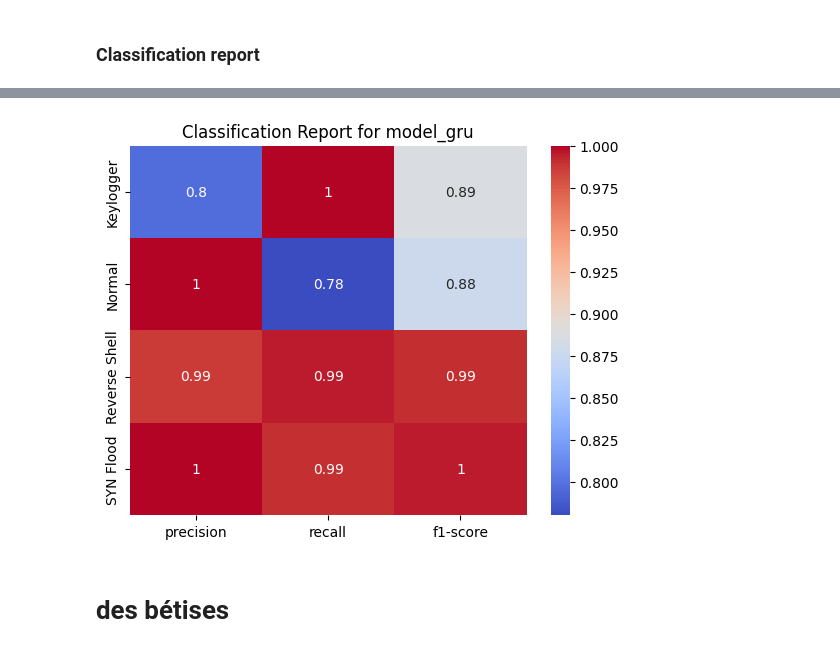
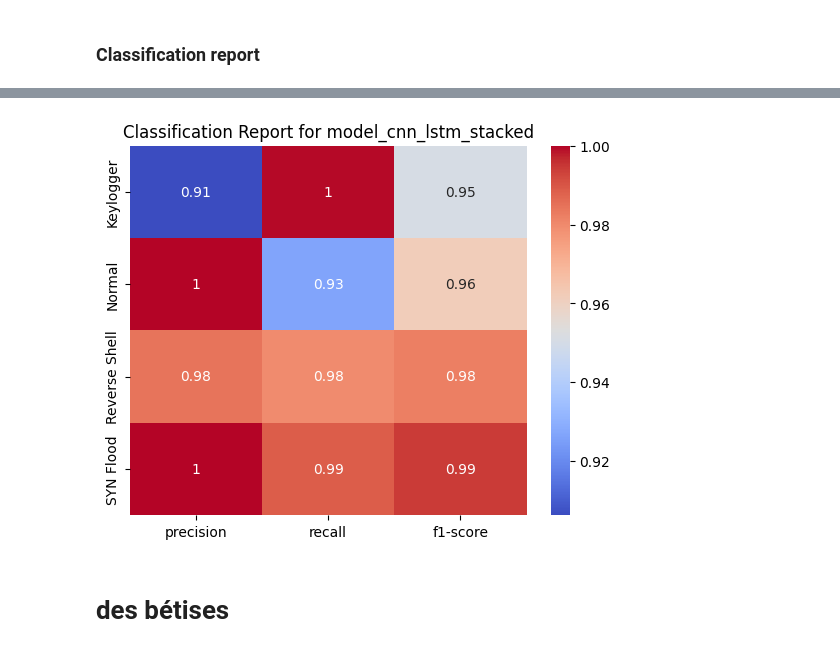
Before and after one commit to Enzo-hmdy/Secu_IOT_UQAC2, a Jupyter notebook: cleaning.ipynb, the cells around one changed output, grey strips where cells are left out. Saved outputs shown, nothing was run; the diff lists cells and outputs as text; code cells hidden in the pictures.

```diff
--- a/cleaning.ipynb
+++ b/cleaning.ipynb
@@ -1329,11 +1333,18 @@ plot_confusion_matrix(model_gru,test_data,test_labels,"model_gru")
 [figure]
 # %% [markdown]
 ### Classification report
+# %%
+# load model keras
+from tensorflow.keras.models import load_model
+
+
+model = load_model('models/actual/model_cnn_lstm_stacked.h5')
 # %%
 # plot_classification_report(model_cnn,test_data,test_labels,label_encoder.classes_,"cnn")
 # plot_classification_report(simple_lstm_model,test_data,test_labels,label_encoder.classes_,"simple_lstm_model")
 # plot_classification_report(model_stacked_lstm_dropout,test_data,test_labels,label_encoder.classes_,"model_stacked_lstm")
-plot_classification_report(model_gru,test_data,test_labels,label_encoder.classes_,"model_gru")
+# plot_classification_report(model_gru,test_data,test_labels,label_encoder.classes_,"model_gru")
 # plot_classification_report(model_bidirectional_LSTM_Dropout,test_data,test_labels,label_encoder.classes_,"model_bidirectional_LSTM_Dropout")
 # plot_classification_report(CNN2D_LSTM,test_data,test_labels,label_encoder.classes_,"CNN2D_LSTM")
+plot_classification_report(model,test_data,test_labels,label_encoder.classes_,"model_cnn_lstm_stacked")
 # %% [output]
@@ -1341,4 +1352,4 @@ plot_classification_report(model_gru,test_data,test_labels,label_encoder.classes
-[figure, old version]
+[figure, new version]
 # %%
 # model_cnn.save('model_cnn_final.h5')
 # simple_lstm_model.save('simple_lstm_model_final.h5')
```
Also changed, not shown: parts of 3 cells of this notebook.
